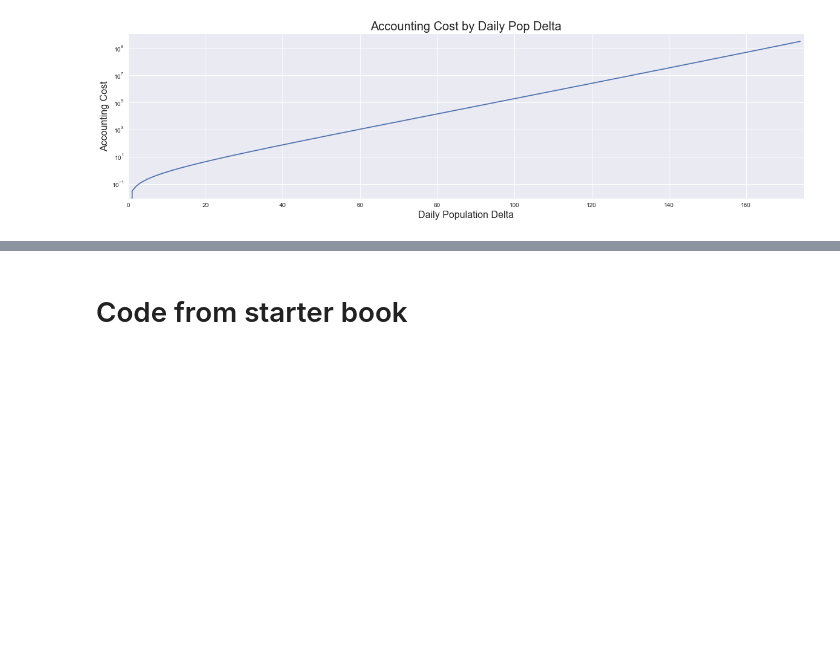
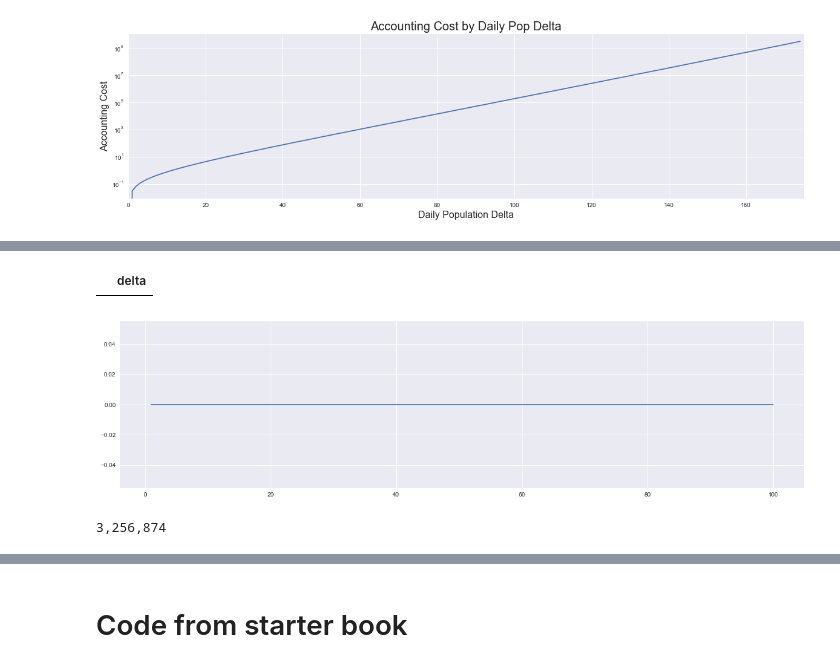
Before and after one commit to tdrumhel1/santa, a Jupyter notebook: santa-notebook-v1.ipynb, the cells around one changed output, grey strips where cells are left out. Drawn from its saved outputs; the diff is of its cells as text; code cells hidden in the pictures; blank space fills up the shorter version.

```diff
--- a/santa-notebook-v1.ipynb
+++ b/santa-notebook-v1.ipynb
@@ -520,7 +518,8 @@ plt.show()
 # %%
 occupancy['total_cost'] = occupancy['pref_pen'] + occupancy['acct_cost']
 score = occupancy['total_cost'].sum()
+submission['assigned_day'] = submission['assigned_day'].astype('str')
 
-submission.to_csv(f'submission_{score}.csv')
+submission[['assigned_day']].to_csv(f'submission_{score}.csv')
 print('{0:,}'.format(score))
 # %% [output]
@@ -527,0 +729,45 @@ print('{0:,}'.format(score))
+# %%
+occupancy_count[occupancy_count['delta'] > 0]
+# %% [output]
+|  | delta |
+# %%
+plt.close('all')
+plt.style.use('seaborn')
+
+fig, ax = plt.subplots(figsize=(20,5))
+
+ax = ax.plot(occupancy_count.index,occupancy_count['delta'])
+# %% [output]
+[figure, added]
+# %%
+# Re-calculate preference penalty
+occupancy['pref_pen'] = 0
+
+# Applies preference penalty across all preference columns (pref_#) and sums to one column
+for i in range(11):
+    occupancy['pref_pen'] += occupancy.apply(lambda x: top_pref_penalty(x['pref_{}'.format(i)],i),axis=1)
+
+# Re-calculate accounting penalty
+occupancy['acct_cost'] = 0
+days = list(range(100,0,-1))
+
+# First day is special
+occupancy.loc[days[0]]['acct_cost'] = (occupancy.loc[days[0]]['total']-125.0) / 400.0 *\
+                                       occupancy.loc[days[0]]['total']**(0.5)
+
+# Loop over the rest of the days, keeping track of previous count
+yesterday_count = occupancy.loc[days[0]]['total']
+for day in days[1:]:
+    today_count = occupancy.loc[day]['total']
+    diff = abs(today_count - yesterday_count)
+    occupancy.loc[day]['acct_cost'] = max(0, (occupancy.loc[day]['total']-125.0) / 400.0 *\
+                                              occupancy.loc[day]['total']**(0.5 + diff / 50.0))
+    yesterday_count = today_count
+
+occupancy['total_cost'] = occupancy['pref_pen'] + occupancy['acct_cost']
+score = occupancy['total_cost'].sum()
+
+submission.to_csv(f'submission_{score}.csv')
+print('{0:,}'.format(score))
+# %% [output]
+3,256,874
```
Also changed, not shown: parts of 28 cells of this notebook, 16 other files.
